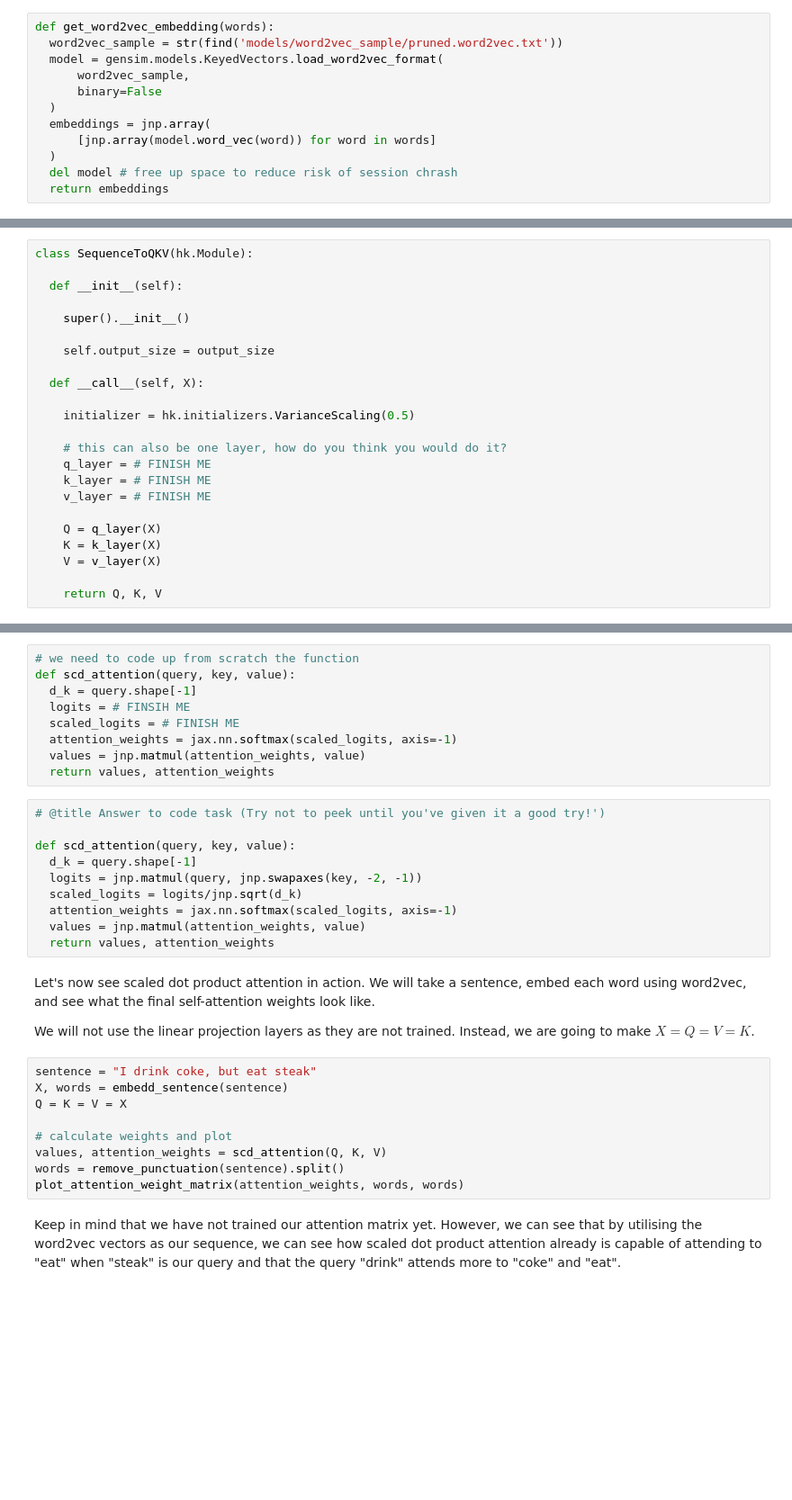
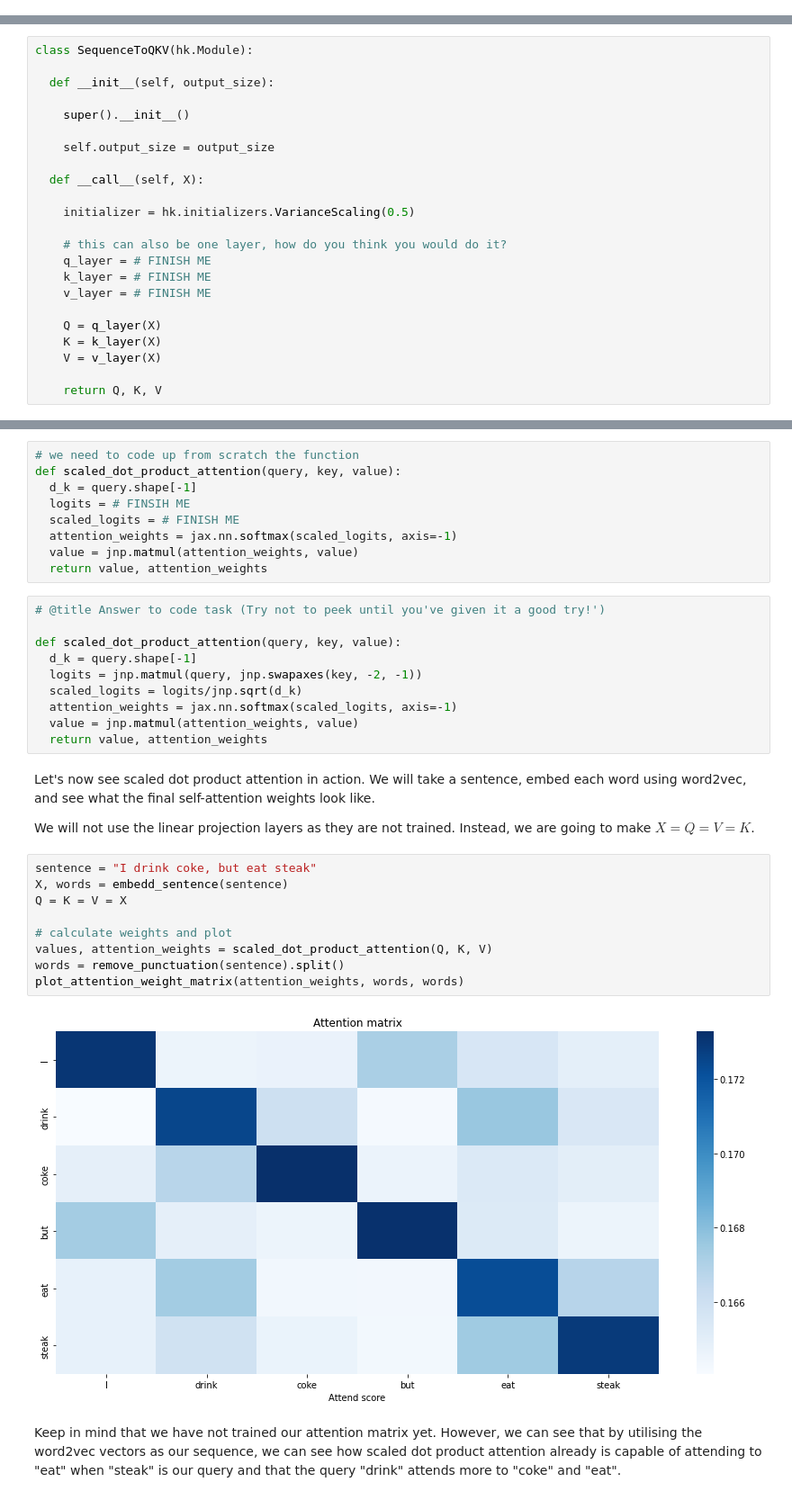
Before and after one commit to deep-learning-indaba/indaba-pracs-2022, a Jupyter notebook: attention_and_transformers.ipynb, the cells around one changed output, grey strips where cells are left out. Shown at 90% size. Saved outputs shown, nothing was run; the diff lists cells and outputs as text; blank space fills up the shorter version.

Commit message:
attention section 0.9 version

```diff
--- a/attention_and_transformers.ipynb
+++ b/attention_and_transformers.ipynb
@@ -253,18 +259,6 @@ def dot_product_attention(hidden_states, previous_state):
 In order to show how the dot product can produce attention weights that make sense, let us use pretrained [word2vec](https://jalammar.github.io/illustrated-word2vec/) embeddings. These word2vec embeddings are generated by an encoder network that was trained to generate similar embeddings for similar meaning words.
 
 Even though we are not processing something sequentially now that needs context, the attention matrix should still give us something that makes sense.
-# %%
-def get_word2vec_embedding(words):
-  word2vec_sample = str(find('models/word2vec_sample/pruned.word2vec.txt'))
-  model = gensim.models.KeyedVectors.load_word2vec_format(
-      word2vec_sample,
-      binary=False
-  )
-  embeddings = jnp.array(
-      [jnp.array(model.word_vec(word)) for word in words]
-  )
-  del model # free up space to reduce risk of session chrash
-  return embeddings
 # %%
 words = ['king', 'queen', 'royalty', 'food', 'apple', 'pear', 'computers']
 word_embeddings, words = get_word2vec_embedding(words)
@@ -332,7 +325,7 @@ $Q=W_QX \\ K=W_KX \\ V=W_VX$
 # %%
 class SequenceToQKV(hk.Module):
 
-  def __init__(self):
+  def __init__(self, output_size):
 
     super().__init__()
 
@@ -403,23 +395,23 @@ $QK^\top$ is scaled by the square root of the dimension of the vectors, $\sqrt{d
 **Code Task:** Code up the scaled dot product attention function. This does not have to be a Haiku module as we are just doing matrix multiplications.
 # %%
 # we need to code up from scratch the function
-def scd_attention(query, key, value):
+def scaled_dot_product_attention(query, key, value):
   d_k = query.shape[-1]
   logits = # FINSIH ME
   scaled_logits = # FINISH ME
   attention_weights = jax.nn.softmax(scaled_logits, axis=-1)
-  values = jnp.matmul(attention_weights, value)
-  return values, attention_weights
+  value = jnp.matmul(attention_weights, value)
+  return value, attention_weights
 # %%
 # @title Answer to code task (Try not to peek until you've given it a good try!')
 
-def scd_attention(query, key, value):
+def scaled_dot_product_attention(query, key, value):
   d_k = query.shape[-1]
   logits = jnp.matmul(query, jnp.swapaxes(key, -2, -1))
   scaled_logits = logits/jnp.sqrt(d_k)
   attention_weights = jax.nn.softmax(scaled_logits, axis=-1)
-  values = jnp.matmul(attention_weights, value)
-  return values, attention_weights
+  value = jnp.matmul(attention_weights, value)
+  return value, attention_weights
 # %% [markdown]
 Let's now see scaled dot product attention in action. We will take a sentence, embed each word using word2vec, and see what the final self-attention weights look like.
 
@@ -427,11 +419,13 @@ We will not use the linear projection layers as they are not trained. Instead, w
 # %%
 sentence = "I drink coke, but eat steak"
 X, words = embedd_sentence(sentence)
 Q = K = V = X
 
 # calculate weights and plot
-values, attention_weights = scd_attention(Q, K, V)
+values, attention_weights = scaled_dot_product_attention(Q, K, V)
 words = remove_punctuation(sentence).split()
 plot_attention_weight_matrix(attention_weights, words, words)
+# %% [output]
+[figure, added]
 # %% [markdown]
 Keep in mind that we have not trained our attention matrix yet. However, we can see that by utilising the word2vec vectors as our sequence, we can see how scaled dot product attention already is capable of attending to "eat" when "steak" is our query and that the query "drink" attends more to "coke" and "eat".
```
Also changed, not shown: parts of 50 cells of this notebook.
